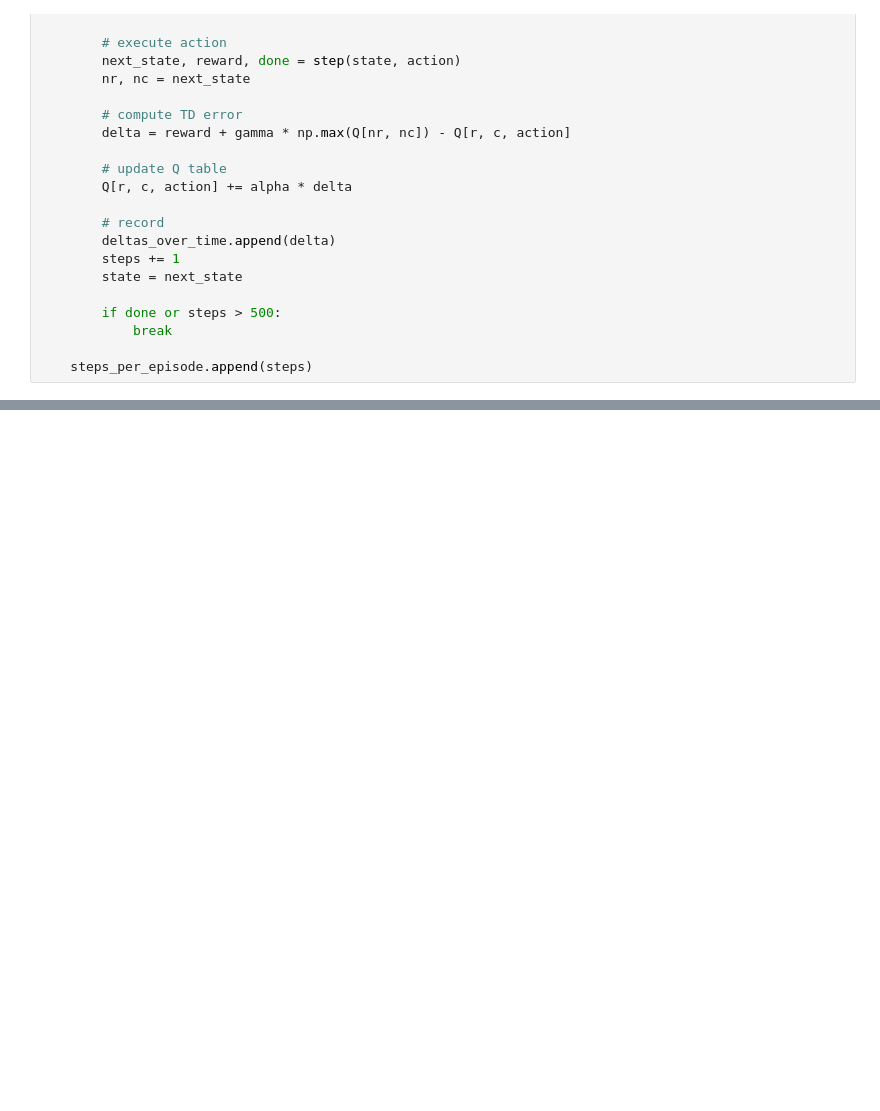
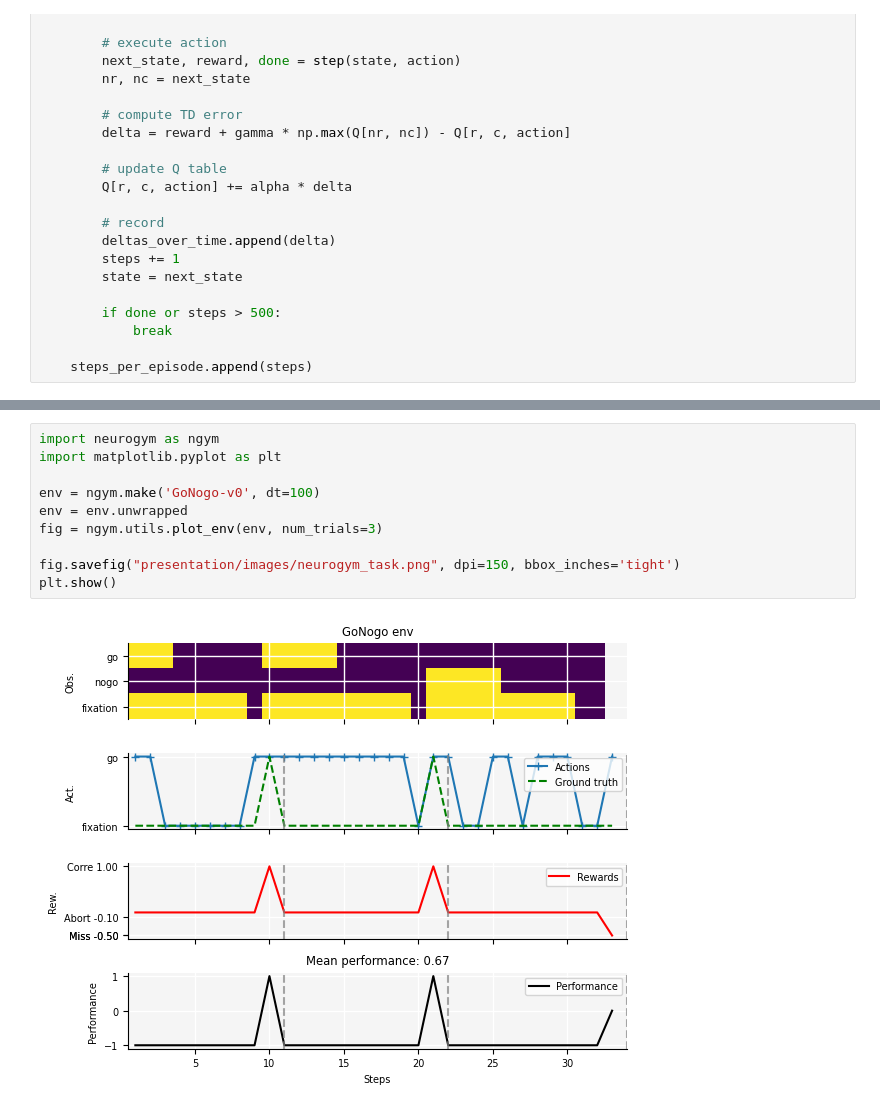
Before and after one commit to h364lee/psych420_q_learning, a Jupyter notebook: q_learning_caleb.ipynb, the cells around one changed output, grey strips where cells are left out. Saved outputs shown, nothing was run; the diff lists cells and outputs as text; blank space fills up the shorter version.

```diff
--- a/q_learning_caleb.ipynb
+++ b/q_learning_caleb.ipynb
@@ -190,0 +200,12 @@ plt.show()
+# %%
+import neurogym as ngym
+import matplotlib.pyplot as plt
+
+env = ngym.make('GoNogo-v0', dt=100)
+env = env.unwrapped
+fig = ngym.utils.plot_env(env, num_trials=3)
+
+fig.savefig("presentation/images/neurogym_task.png", dpi=150, bbox_inches='tight')
+plt.show()
+# %% [output]
+[figure, added]
```
Also changed, not shown: parts of 4 cells of this notebook, 8 other files.
